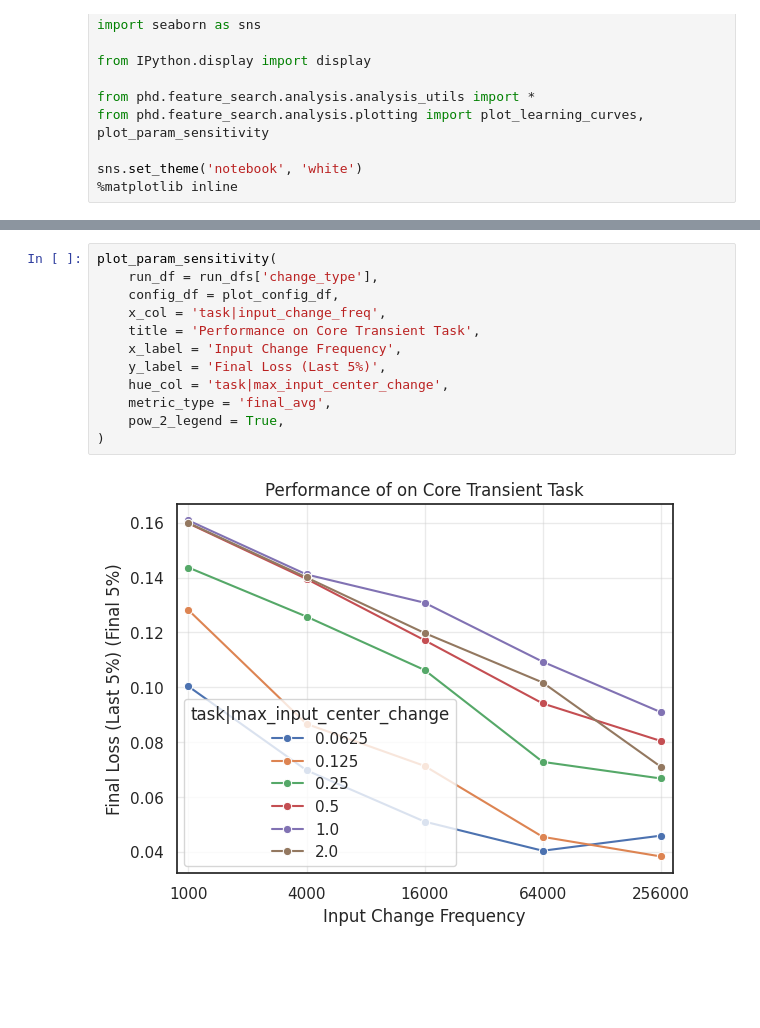
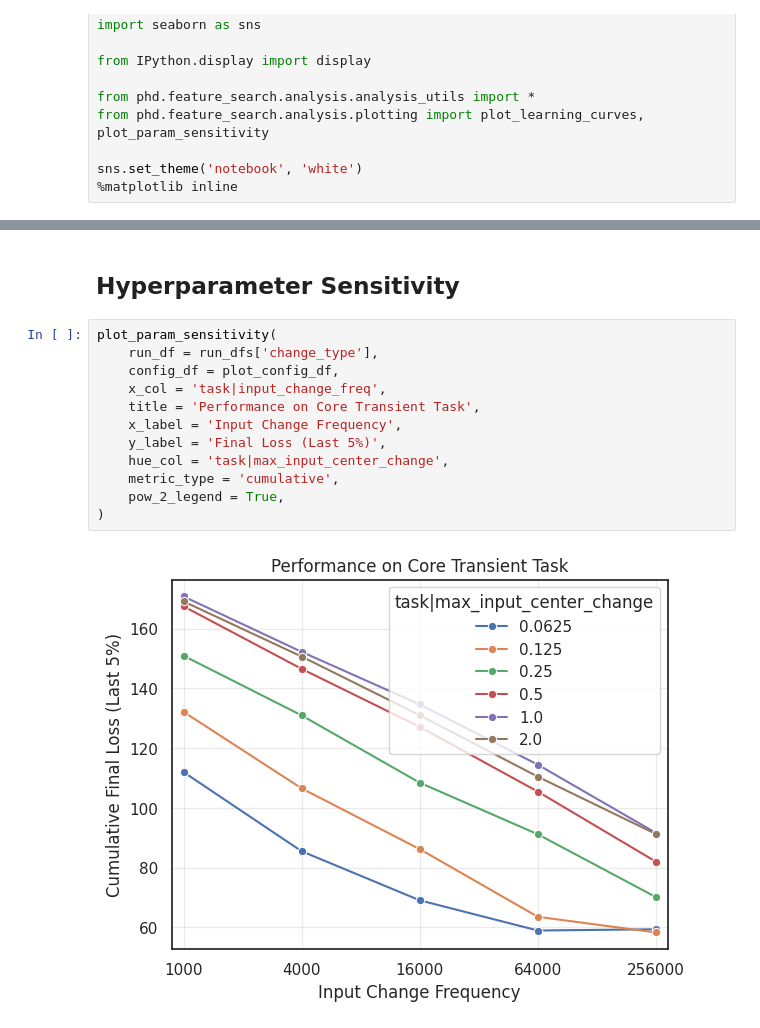
Before and after one commit to ejmejm/phd_research, a Jupyter notebook: phd/feature_search/analysis/core_transient_task/problem_variations.ipynb, the cells around one changed output, grey strips where cells are left out. Saved outputs shown, nothing was run; the diff lists cells and outputs as text; blank space fills up the shorter version.

Commit message:
Extensive plotting w/ baselines for core-transient problem variation

```diff
--- a/phd/feature_search/analysis/core_transient_task/problem_variations.ipynb
+++ b/phd/feature_search/analysis/core_transient_task/problem_variations.ipynb
@@ -81,14 +141,16 @@ plt.show()
+# %% [markdown]
+## Hyperparameter Sensitivity
 # %%
 plot_param_sensitivity(
     run_df = run_dfs['change_type'],
     config_df = plot_config_df,
     x_col = 'task|input_change_freq',
     title = 'Performance on Core Transient Task',
     x_label = 'Input Change Frequency',
     y_label = 'Final Loss (Last 5%)',
     hue_col = 'task|max_input_center_change',
-    metric_type = 'final_avg',
+    metric_type = 'cumulative',
     pow_2_legend = True,
 )
 # %% [output]
-[figure, old version]
+[figure, new version]
```
Also changed, not shown: parts of 12 cells of this notebook.
